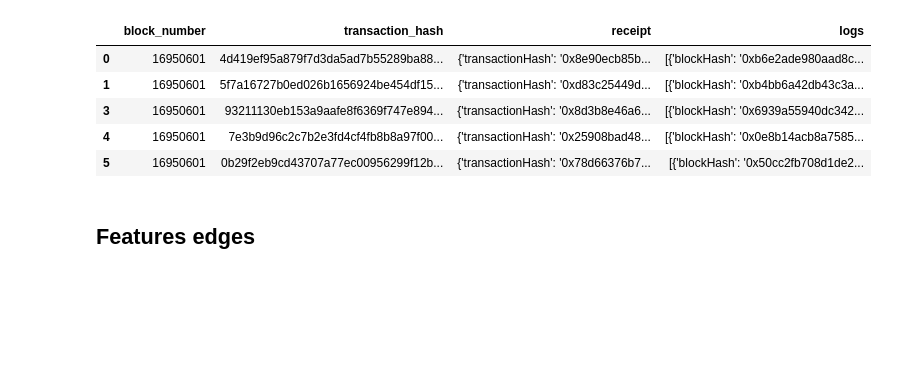
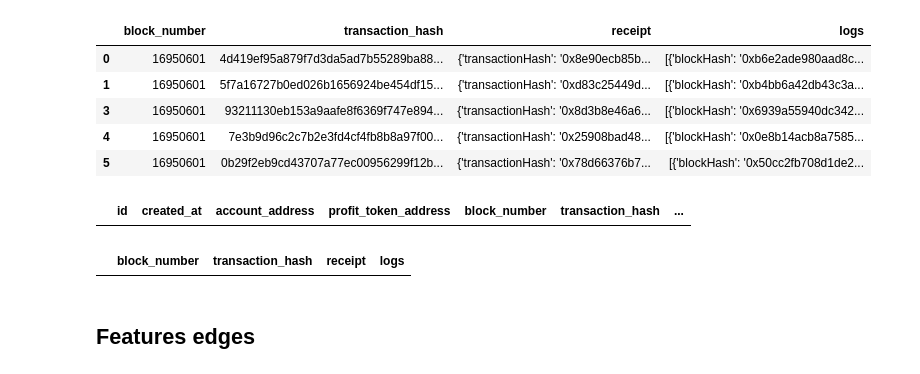
Before and after one commit to liamti5/Graph-Inverse-Reinforcement-Learning-for-MEV-Detection-on-Ethereum, a Jupyter notebook: notebooks/1.01-features-receipts.ipynb, the cells around one changed output. Cells and saved outputs as stored; diff of their text form; code cells hidden in the pictures; blank space fills up the shorter version.

```diff
--- a/notebooks/1.01-features-receipts.ipynb
+++ b/notebooks/1.01-features-receipts.ipynb
@@ -56,3 +60,9 @@ dd_class0.head()
 | 3 | 16950601 | 93211130eb153a9aafe8f6369f747e894... | {'transactionHash': '0x8d3b8e46a6... | [{'blockHash': '0x6939a55940dc342... |
 | 4 | 16950601 | 7e3b9d96c2c7b2e3fd4cf4fb8b8a97f00... | {'transactionHash': '0x25908bad48... | [{'blockHash': '0x0e8b14acb8a7585... |
 | 5 | 16950601 | 0b29f2eb9cd43707a77ec00956299f12b... | {'transactionHash': '0x78d66376b7... | [{'blockHash': '0x50cc2fb708d1de2... |
+# %%
+df1 = dd_class1.compute()
+# %%
+df1[df1["transaction_hash"] == "8e90ecb85b61af368db0154830453552f0c27e0e1812f9383357877039446994"]
+# %% [output]
+|  | id | created_at | account_address | profit_token_address | block_number | transaction_hash | ... |
@@ -59,3 +71,7 @@ dd_class0.head()
+# %%
+df[df["transaction_hash"] == "8e90ecb85b61af368db0154830453552f0c27e0e1812f9383357877039446994"]
+# %% [output]
+|  | block_number | transaction_hash | receipt | logs |
 # %% [markdown]
 ## Features edges
 # %%
```
Also changed, not shown: parts of 3 cells of this notebook, 8 other files.
